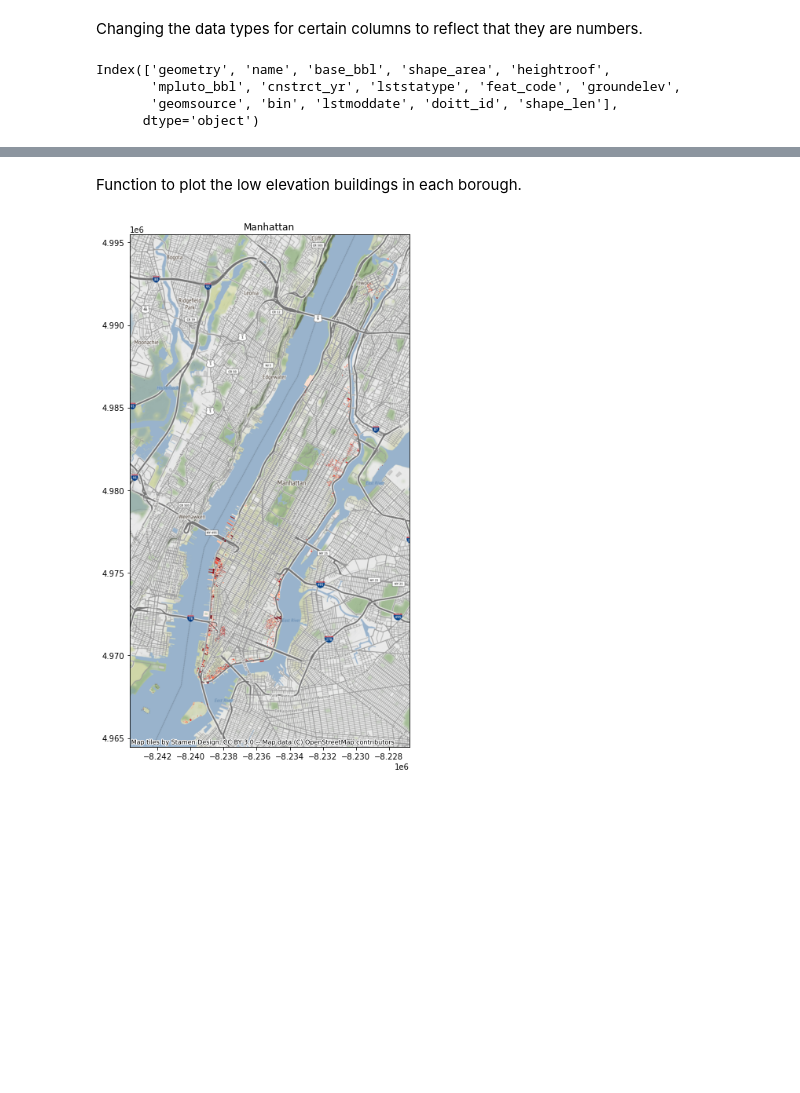
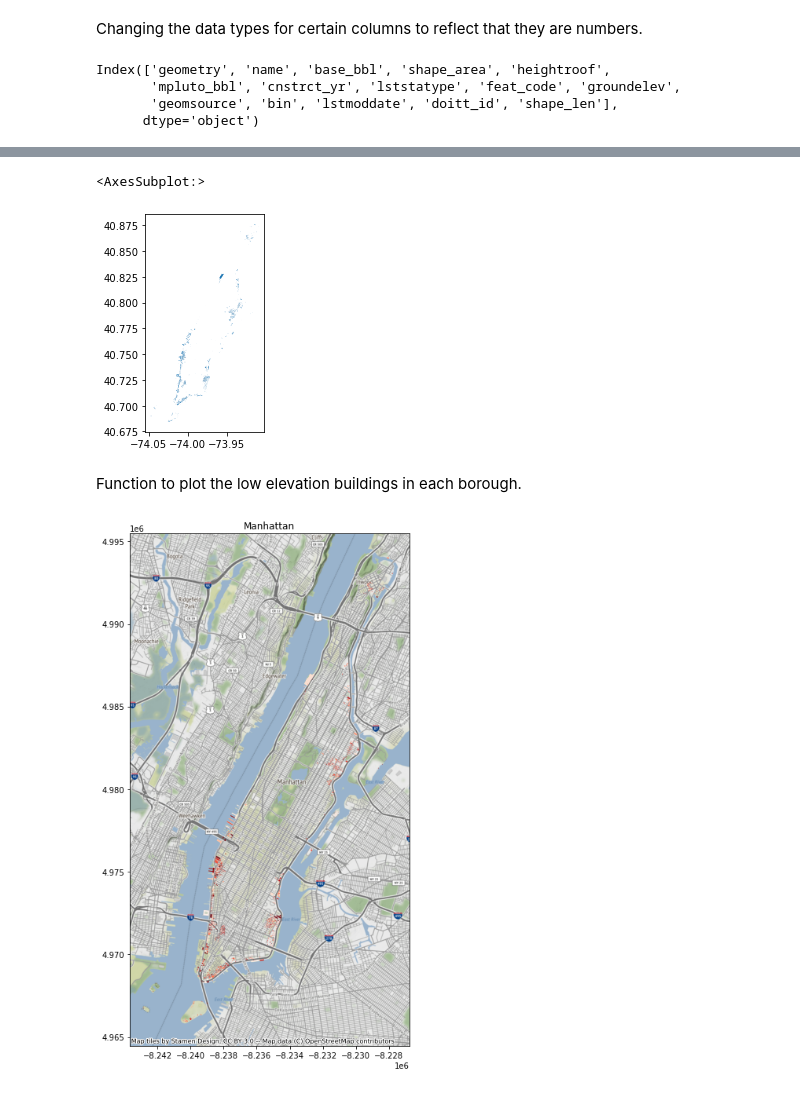
Before and after one commit to jjbasinger/up206a-jacob, a Jupyter notebook: NYC buildings as shapes.ipynb, the cells around one changed output, grey strips where cells are left out. Saved outputs shown, nothing was run; the diff lists cells and outputs as text; code cells hidden in the pictures; blank space fills up the shorter version.

```diff
--- a/Untitled.ipynb
+++ b/NYC buildings as shapes.ipynb
@@ -88,3 +116,8 @@ low_elev_buildings = low_elev_buildings.astype({"heightroof": float, "cnstrct_yr
+# %%
+manhattanbuildings.plot()
+# %% [output]
+<AxesSubplot:>
+[figure, added]
 # %% [markdown]
 Function to plot the low elevation buildings in each borough.
 # %%
```
Also changed, not shown: parts of 7 cells of this notebook, 1 other file.
